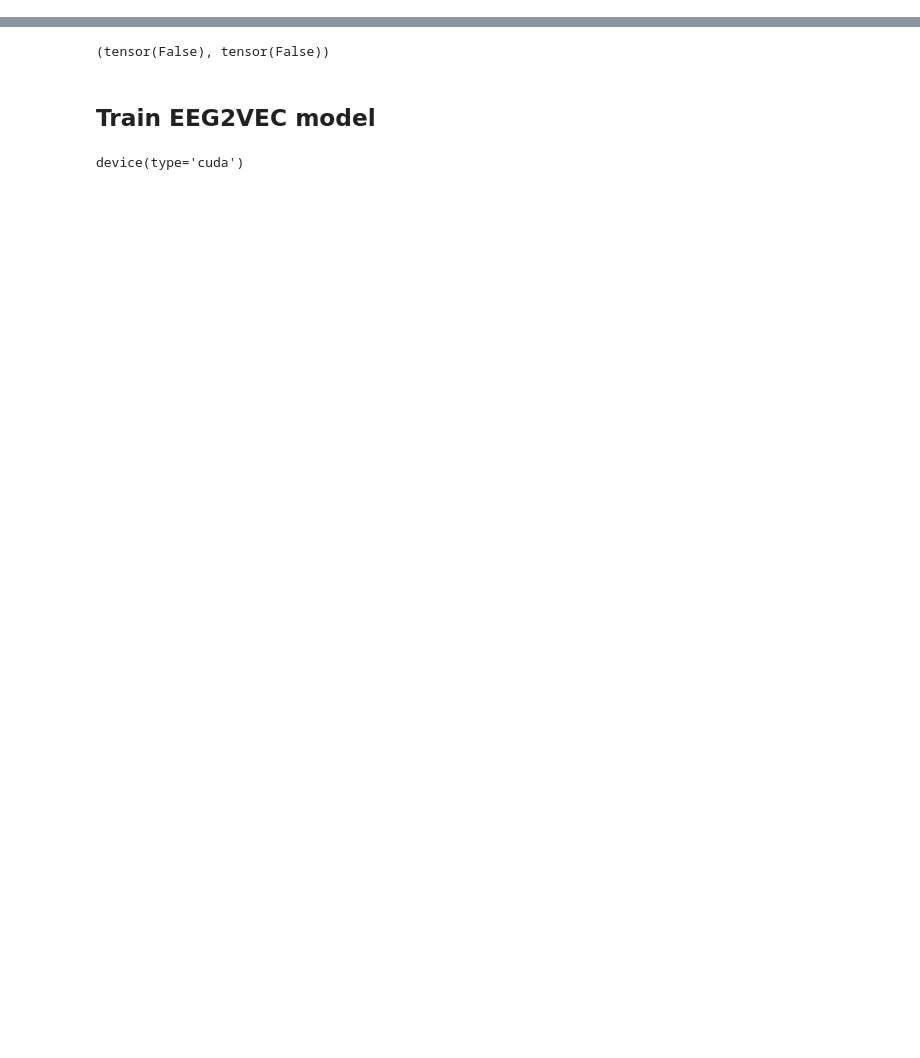
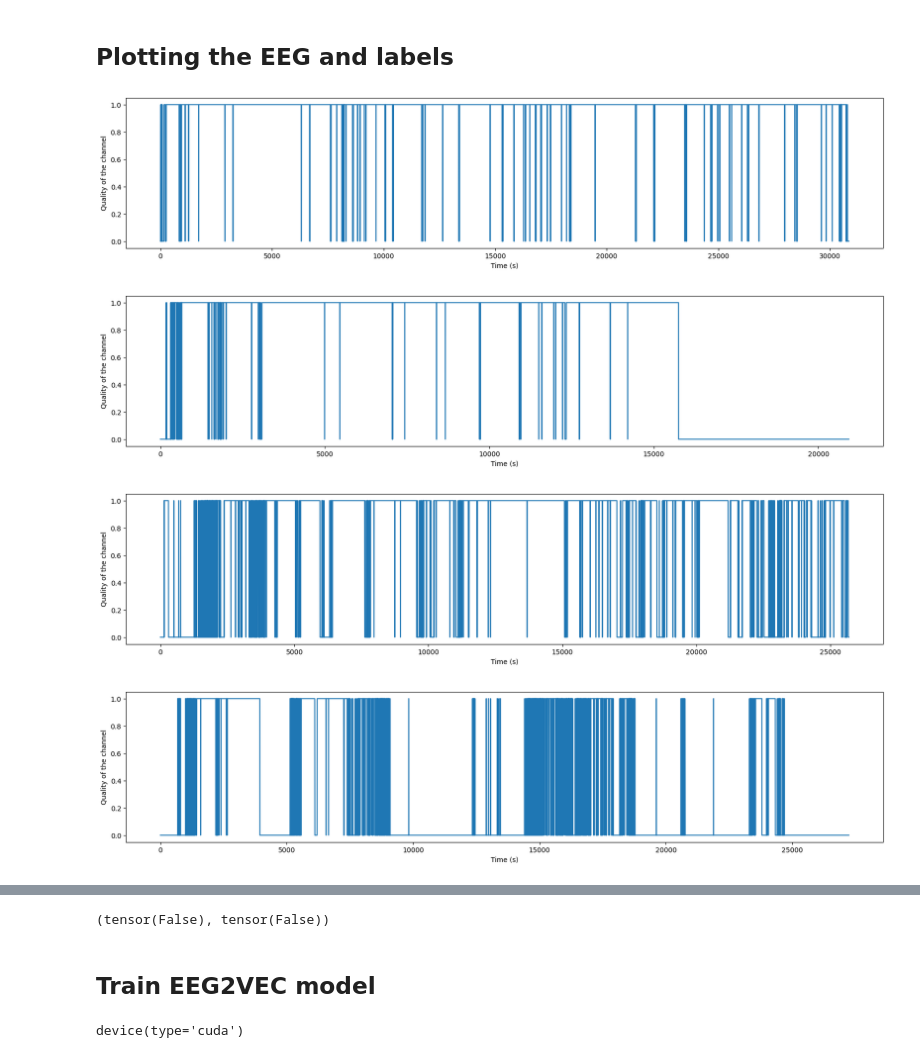
Before and after one commit to EmileDeBiot/Sleep_EEG_Kaggle, a Jupyter notebook: train_eegvec_new.ipynb, the cells around one changed output, grey strips where cells are left out. Saved outputs shown, nothing was run; the diff lists cells and outputs as text; code cells hidden in the pictures; blank space fills up the shorter version.

```diff
--- a/train_eegvec_new.ipynb
+++ b/train_eegvec_new.ipynb
@@ -24,0 +31,11 @@ training_data = [(np.load(ROOT_PATH / f"data_{i}.npy"),np.load(ROOT_PATH / f"tar
+# %%
+## First let's load the training data
+from pathlib import Path
+import numpy as np
+import seaborn as sns
+import matplotlib.pyplot as plt
+from scipy.signal import butter, lfilter
+import pandas as pd
+
+ROOT_PATH = Path("train/")
+training_data = [(np.load(ROOT_PATH / f"data_{i}.npy"),np.load(ROOT_PATH / f"target_{i}.npy")) for i in range(4)]
@@ -24,0 +45,8 @@ training_data = [(np.load(ROOT_PATH / f"data_{i}.npy"),np.load(ROOT_PATH / f"tar
+# %%
+# Let's have a look at the data duration
+for i,(data,target) in enumerate(training_data):
+    print()
+    print(f"Recording {i}")
+    print("Data shape", data.shape,target.shape)
+    print("Data duration:", data.shape[1]/250)
+    print("Labels duration",target.shape[1] * 2)
@@ -24,0 +73,16 @@ training_data = [(np.load(ROOT_PATH / f"data_{i}.npy"),np.load(ROOT_PATH / f"tar
+# %% [markdown]
+## Plotting the EEG and labels
+# %%
+
+# Let's plot the target from the first channel for all the recordings
+for i,(data,target) in enumerate(training_data):
+    plt.figure(figsize=(20,4))
+    plt.plot(np.arange(0,len(target[0])) * 2, target[0])
+    plt.ylabel('Quality of the channel')
+    plt.xlabel("Time (s)")
+    plt.show()
+# %% [output]
+[figure, added]
+[figure, added]
+[figure, added]
+[figure, added]
```
Also changed, not shown: parts of 42 cells of this notebook, 4 other files.
